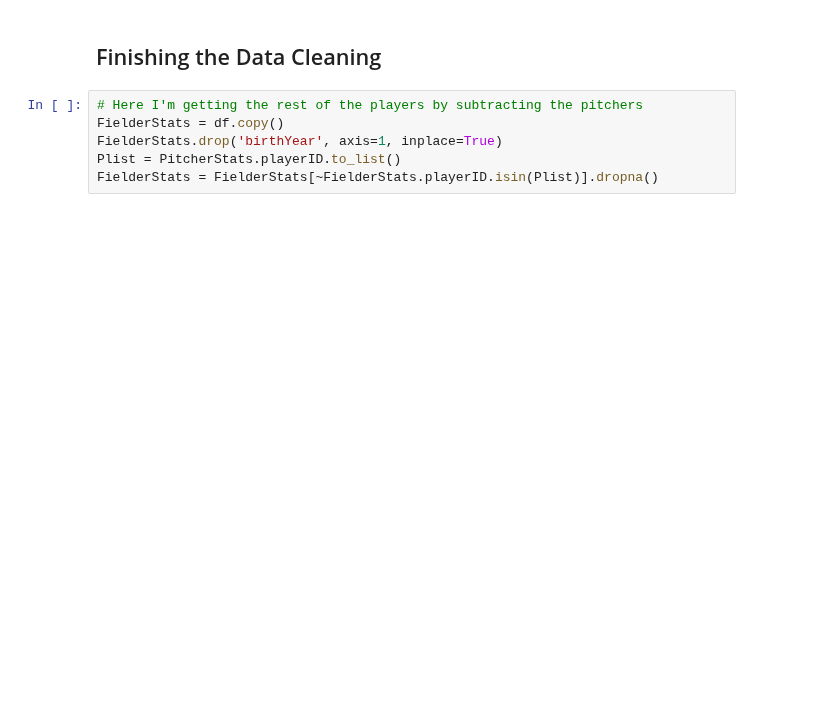
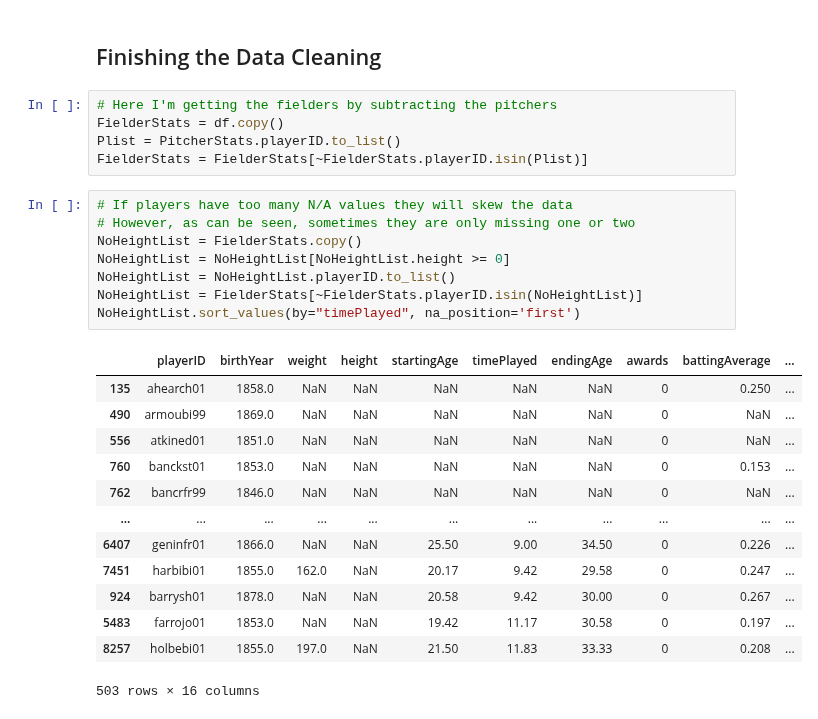
Before and after one commit to aradaha/Baseball-Stats-Project, a Jupyter notebook: Capstone.ipynb, the cells around one changed output. Cells and saved outputs as stored; diff of their text form; blank space fills up the shorter version.

```diff
--- a/Capstone.ipynb
+++ b/Capstone.ipynb
@@ -541,8 +563,29 @@ The graph is somewhat more normalized after unmelting the data, but has a couple
 # %% [markdown]
 ## Finishing the Data Cleaning
 # %%
-# Here I'm getting the rest of the players by subtracting the pitchers
+# Here I'm getting the fielders by subtracting the pitchers
 FielderStats = df.copy()
-FielderStats.drop('birthYear', axis=1, inplace=True)
 Plist = PitcherStats.playerID.to_list()
-FielderStats = FielderStats[~FielderStats.playerID.isin(Plist)].dropna()
+FielderStats = FielderStats[~FielderStats.playerID.isin(Plist)]
+# %%
+# If players have too many N/A values they will skew the data
+# However, as can be seen, sometimes they are only missing one or two
+NoHeightList = FielderStats.copy()
+NoHeightList = NoHeightList[NoHeightList.height >= 0]
+NoHeightList = NoHeightList.playerID.to_list()
+NoHeightList = FielderStats[~FielderStats.playerID.isin(NoHeightList)]
+NoHeightList.sort_values(by="timePlayed", na_position='first')
+# %% [output]
+|  | playerID | birthYear | weight | height | startingAge | timePlayed | endingAge | awards | battingAverage | ... |
+| 135 | ahearch01 | 1858.0 | NaN | NaN | NaN | NaN | NaN | 0 | 0.250 | ... |
+| 490 | armoubi99 | 1869.0 | NaN | NaN | NaN | NaN | NaN | 0 | NaN | ... |
+| 556 | atkined01 | 1851.0 | NaN | NaN | NaN | NaN | NaN | 0 | NaN | ... |
+| 760 | banckst01 | 1853.0 | NaN | NaN | NaN | NaN | NaN | 0 | 0.153 | ... |
+| 762 | bancrfr99 | 1846.0 | NaN | NaN | NaN | NaN | NaN | 0 | NaN | ... |
+| ... | ... | ... | ... | ... | ... | ... | ... | ... | ... | ... |
+| 6407 | geninfr01 | 1866.0 | NaN | NaN | 25.50 | 9.00 | 34.50 | 0 | 0.226 | ... |
+| 7451 | harbibi01 | 1855.0 | 162.0 | NaN | 20.17 | 9.42 | 29.58 | 0 | 0.247 | ... |
+| 924 | barrysh01 | 1878.0 | NaN | NaN | 20.58 | 9.42 | 30.00 | 0 | 0.267 | ... |
+| 5483 | farrojo01 | 1853.0 | NaN | NaN | 19.42 | 11.17 | 30.58 | 0 | 0.197 | ... |
+| 8257 | holbebi01 | 1855.0 | 197.0 | NaN | 21.50 | 11.83 | 33.33 | 0 | 0.208 | ... |
+503 rows × 16 columns
```
Also changed, not shown: parts of 88 cells of this notebook, 5 other files.
